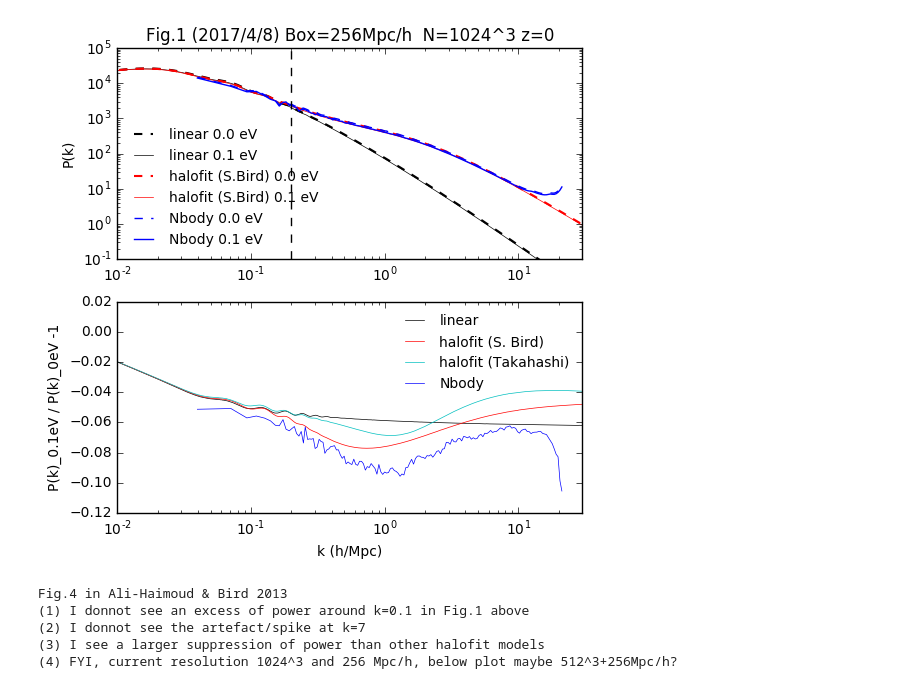
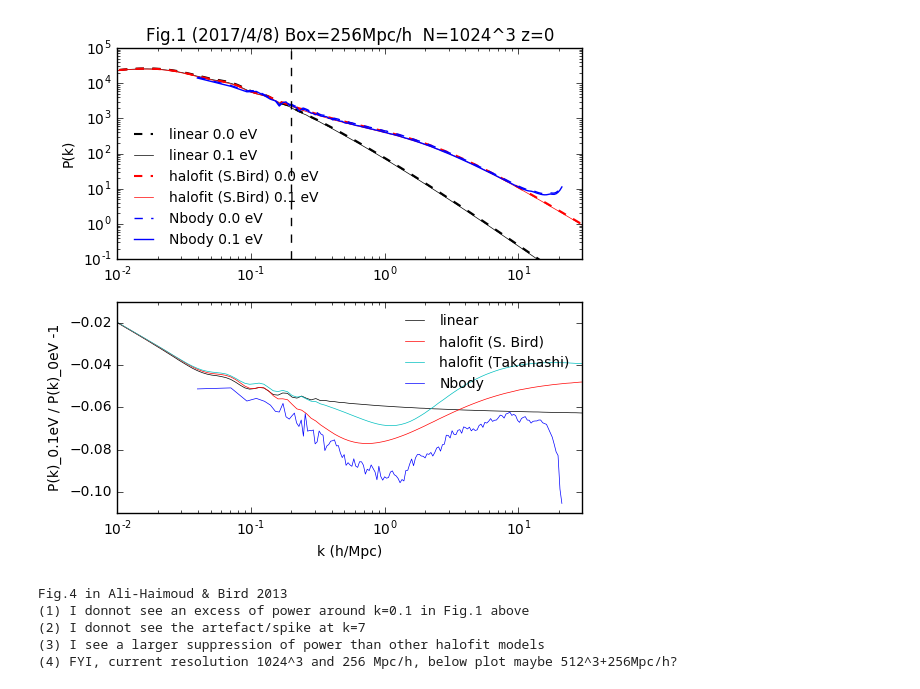
Before and after one commit to liuxx479/neutrino-batch, a Jupyter notebook: plot-matterps.ipynb, the cells around one changed output. Saved outputs shown, nothing was run; the diff lists cells and outputs as text; code cells hidden in the pictures.

```diff
--- a/plot-matterps.ipynb
+++ b/plot-matterps.ipynb
@@ -10,8 +10,11 @@ from IPython.display import Image
 ####################################################
 #kcambhold, Pcambhold = np.loadtxt('camb-fidu/camb_mnv0.10000_om0.30000_As2.1000-linear-holdCMBconst_matterpow_99.dat').T
 
-kcamb, Pcamb = np.loadtxt('camb-fidu/camb_mnv0.10000_om0.30000_As2.1000-linear_matterpow_0.dat').T
-kcamb0, Pcamb0 = np.loadtxt('camb-fidu/camb_mnv0.00000_om0.30000_As2.1000-linear_matterpow_0.dat').T
+#kcamb, Pcamb = np.loadtxt('camb-fidu/camb_mnv0.10000_om0.30000_As2.1000-linear_matterpow_0.dat').T
+#kcamb0, Pcamb0 = np.loadtxt('camb-fidu/camb_mnv0.00000_om0.30000_As2.1000-linear_matterpow_0.dat').T
+k_arr = logspace(-2,1.5,100)
+kcamb, Pcamb = np.loadtxt('camb/camb_mnv0.10000_om0.30000_As2.1000_matterpow_0.dat').T
+kcamb0, Pcamb0 = np.loadtxt('camb/camb_mnv0.00000_om0.30000_As2.1000_matterpow_0.dat').T
 
 khalofit, Phalofit = np.loadtxt('camb-fidu/camb_mnv0.10000_om0.30000_As2.1000-bird_matterpow_0.dat').T
 khalofit0, Phalofit0 = np.loadtxt('camb-fidu/camb_mnv0.00000_om0.30000_As2.1000-bird_matterpow_0.dat').T
@@ -21,6 +24,14 @@ khalofitT0, PhalofitT0 = np.loadtxt('camb-fidu/camb_mnv0.00000_om0.30000_As2.100
 
 kgadget, Pgadget, Nmodes = np.loadtxt('matterpower/mnv0.10000_om0.30000_As2.1000-PK-DM-snapshot_050').T
 kgadget0, Pgadget0, Nmodes0 = np.loadtxt('matterpower/mnv0.00000_om0.30000_As2.1000-PK-DM-snapshot_050').T
+
+
+Pcamb0_interp = interp1d(kcamb0, Pcamb0)(k_arr)
+Pcamb_interp =  interp1d(kcamb, Pcamb)(k_arr)
+PT0_interp = interp1d(khalofitT0, PhalofitT0)(k_arr)
+PT_interp = interp1d(khalofitT, PhalofitT)(k_arr)
+PB0_interp = interp1d(khalofit0, Phalofit0)(k_arr)
+PB_interp = interp1d(khalofit, Phalofit)(k_arr)
 
 Boxsize=256.0
 kgadget *= 2*pi/Boxsize
@@ -47,37 +58,37 @@ ax.plot(kcamb, Pcamb, 'k-',lw=0.5,label='linear 0.1 eV')
 ax.plot(khalofit0, Phalofit0, 'r--',lw=1.5,label='halofit (S.Bird) 0.0 eV')
 ax.plot(khalofit, Phalofit, 'r-',lw=0.5, label='halofit (S.Bird) 0.1 eV')
 
 ax.plot(kgadget_bined, Pgadget0_bined, 'b--', lw=1,label='Nbody 0.0 eV')
 ax.plot(kgadget_bined, Pgadget_bined, 'b-', lw=1,label='Nbody 0.1 eV')
 
 ax.plot((0.2,0.2), (0.1,1e5),'k--')
 #ax.set_xlabel('k (h/Mpc)')
 ax.set_ylabel('P(k)')
 ax.set_xscale('log')
 ax.set_yscale('log')
 ax.set_xlim(1e-2, 30)
 ax.set_ylim(0.1, 1e5)
 ax.set_title('Fig.1 (2017/4/8) Box=256Mpc/h  N=1024^3 z=0')
 ax.legend(frameon=0,loc=3,fontsize=10)
 
-ax2.plot(kcamb0[:700],Pcamb[:700]/Pcamb0[:700]-1,'k-',lw=0.5, label='linear')
-ax2.plot(khalofit0[:700],Phalofit[:700]/Phalofit0[:700]-1,'r-',lw=0.5, label='halofit (S. Bird)')
-ax2.plot(khalofitT0[:700],PhalofitT[:700]/PhalofitT0[:700]-1,'c-',lw=0.5, label='halofit (Takahashi)')
+ax2.plot(k_arr,Pcamb_interp/Pcamb0_interp-1,'k-',lw=0.5, label='linear')
+ax2.plot(k_arr,PB_interp/PB0_interp-1,'r-',lw=0.5, label='halofit (S. Bird)')
+ax2.plot(k_arr,PT_interp/PT0_interp-1,'c-',lw=0.5, label='halofit (Takahashi)')
 ax2.plot(kgadget_bined,Pgadget_bined/Pgadget0_bined-1,'b-',lw=0.5, label='Nbody')
 
 ax2.legend(frameon=0,fontsize=10)
 ax2.set_xscale('log')
 ax2.set_xlim(1e-2, 30)
 #ax2.set_ylim(-0.12,0.03)
 ax2.set_xlabel('k (h/Mpc)')
 ax2.set_ylabel('P(k)_0.1eV / P(k)_0eV -1')
 show()
 
 ######## note on some test results:
 ######## the lower power is due to nu mass splitting
 ######## nor it's due to the definition in omega_m = 1-omega_lambda
 # %% [output]
-[figure, old version]
+[figure, new version]
 # %%
 print '''Fig.4 in Ali-Haimoud & Bird 2013
 (1) I donnot see an excess of power around k=0.1 in Fig.1 above
```
Also changed, not shown: parts of 1 cell of this notebook.
